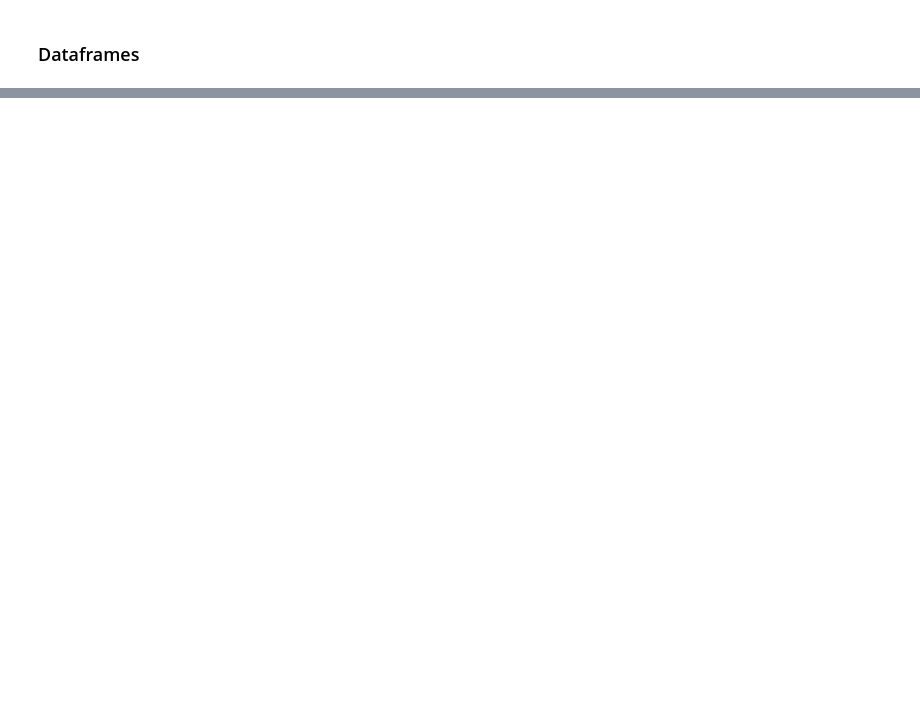
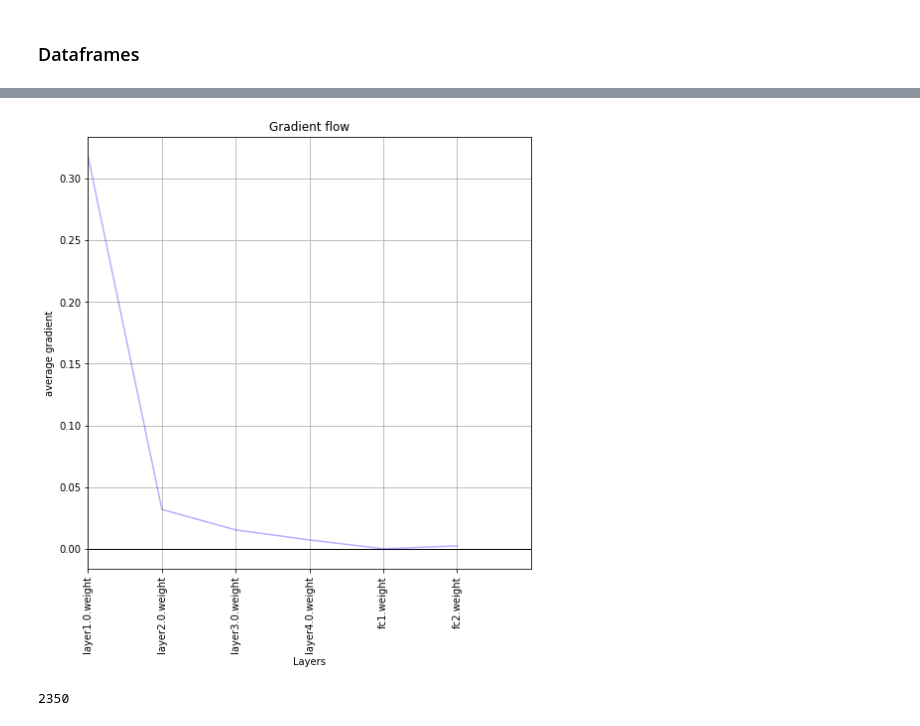
Before and after one commit to tcotte/CNN_Pytorch, a Jupyter notebook: different_arch.ipynb, the cells around one changed output, grey strips where cells are left out. Drawn from its saved outputs; the diff is of its cells as text; code cells hidden in the pictures; blank space fills up the shorter version.

```diff
--- a/different_arch.ipynb
+++ b/different_arch.ipynb
@@ -268,0 +491,14 @@ Text(0, 0.5, 'Train loss')
+# %%
+EPOCHS = 10
+losses_d_cnn = []
+accuracies_d_cnn = []
+
+model = Model_Deep_CNN()
+
+optimizer = optim.Adam(model.parameters(),  lr=0.001)
+
+model.to(device)
+
+for epoch in range(EPOCHS):
+  losses_d_cnn.extend(train_model(train_loader_lenet, device, model, optimizer, epoch,  EPOCHS, batch_size)[-nb_batch:])
+  accuracies_d_cnn.append(evaluate_model(model, device, test_loader_lenet, losses_d_cnn[-1], EPOCHS, epoch, batch_size, len(train_loader_lenet.dataset)))
@@ -268,0 +516,20 @@ Text(0, 0.5, 'Train loss')
+# %%
+from functions.plot_model import plot_grad_flow
+layers = []
+for n, p in model.named_parameters():
+    if(p.requires_grad) and ("bias" not in n):
+        layers.append(n)
+fig = plt.figure(figsize=(8,8))
+ax = fig.subplots()
+plt.xlabel("mini batch")
+plt.ylabel("Average Gradient")
+plt.title("Gradient Flow")
+plt.grid(True)
+
+plot_grad_flow(model.named_parameters())
+# %% [output]
+[figure, added]
+# %%
+len(losses_d_cnn)
+# %% [output]
+2350
```
Also changed, not shown: parts of 26 cells of this notebook.
